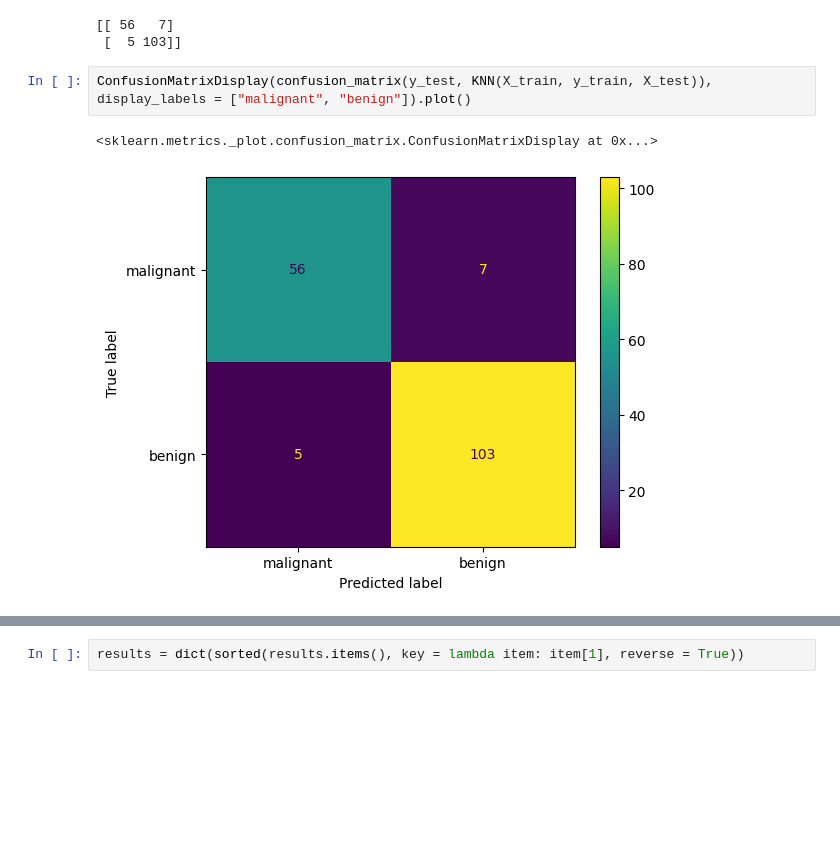
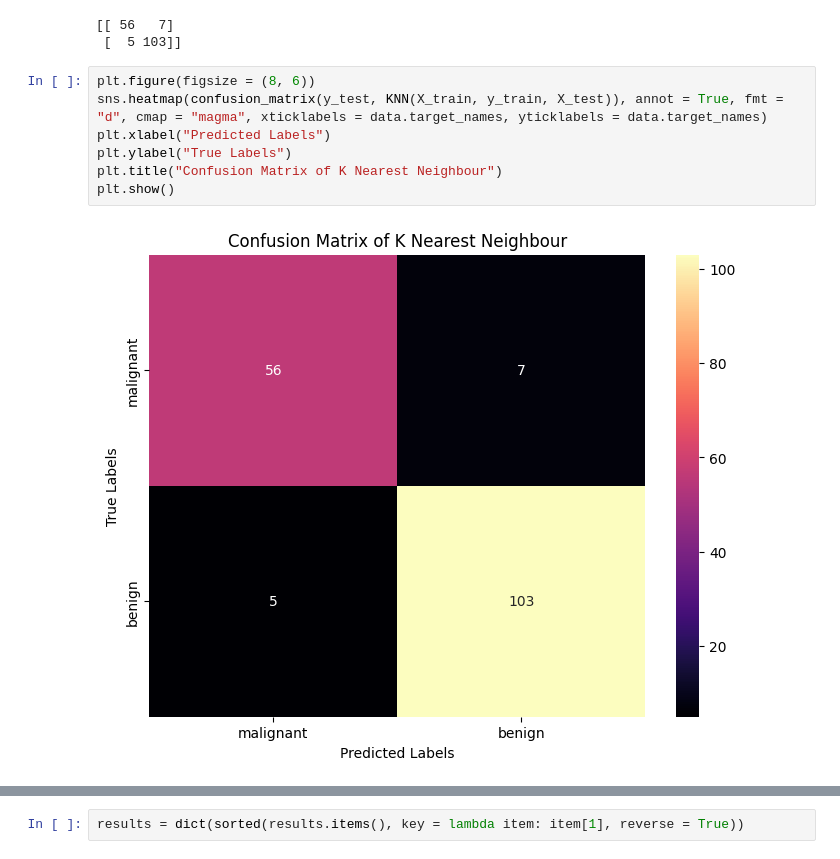
Before and after one commit to Octo-Data-Scientist/Machine-Learning-Projects, a Jupyter notebook: breast_cancer.ipynb, the cells around one changed output, grey strips where cells are left out. Cells and saved outputs as stored; diff of their text form; blank space fills up the shorter version.

```diff
--- a/breast_cancer.ipynb
+++ b/breast_cancer.ipynb
@@ -245,11 +259,15 @@ print(confusion_matrix(y_test, KNN(X_train, y_train, X_test)))
 # %% [output]
 [[ 56   7]
  [  5 103]]
-# %%
-ConfusionMatrixDisplay(confusion_matrix(y_test, KNN(X_train, y_train, X_test)), display_labels = ["malignant", "benign"]).plot()
-# %% [output]
-<sklearn.metrics._plot.confusion_matrix.ConfusionMatrixDisplay at 0x...>
-[figure, removed]
+# %%
+plt.figure(figsize = (8, 6))
+sns.heatmap(confusion_matrix(y_test, KNN(X_train, y_train, X_test)), annot = True, fmt = "d", cmap = "magma", xticklabels = data.target_names, yticklabels = data.target_names)
+plt.xlabel("Predicted Labels")
+plt.ylabel("True Labels")
+plt.title("Confusion Matrix of K Nearest Neighbour")
+plt.show()
+# %% [output]
+[figure, added]
 # %%
 results
 # %% [output]
```
Also changed, not shown: parts of 19 cells of this notebook, 1 other file.
